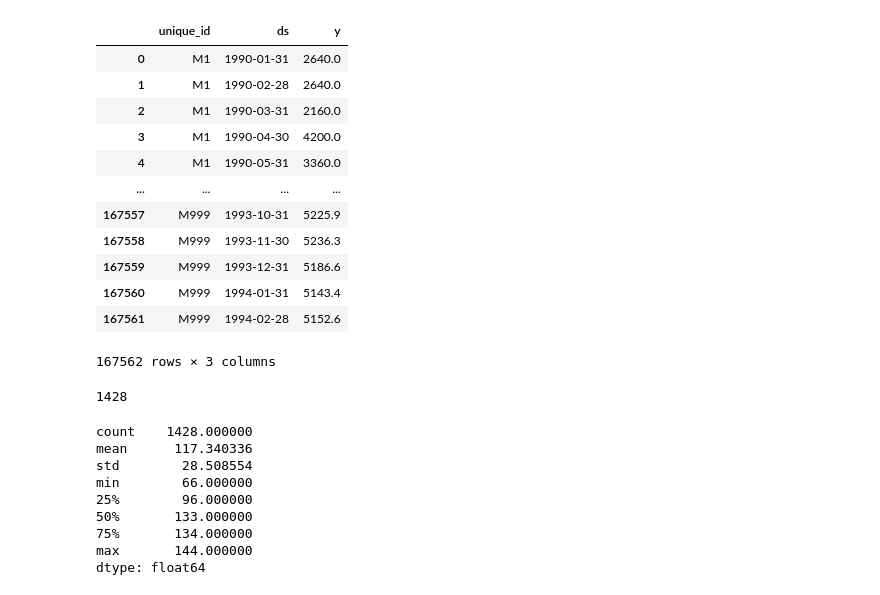
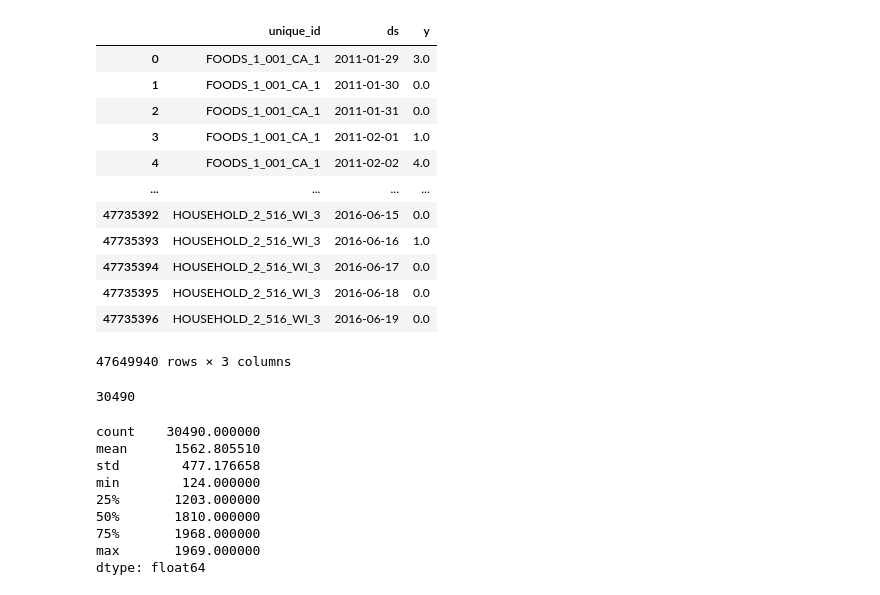
Before and after one commit to Jha-Pranav/ts, a Jupyter notebook: nbs/training/training.nbeats.ipynb, the cells around one changed output. Cells and saved outputs as stored; diff of their text form; code cells hidden in the pictures.

```diff
--- a/nbs/training/training.nbeats.ipynb
+++ b/nbs/training/training.nbeats.ipynb
@@ -2,40 +2,41 @@
 # | default_exp train.nbeats
 # %%
 # | export
-from datasetsforecast.m3 import M3
+from datasetsforecast.m5 import M5
 
-df = M3().load("../data", group="Monthly")[0]
+# , group="Monthly"
+df = M5().load("../data")[0]
 df.sort_values(["unique_id", "ds"], inplace=True)
 df
 # %% [output]
 |  | unique_id | ds | y |
-| 0 | M1 | 1990-01-31 | 2640.0 |
-| 1 | M1 | 1990-02-28 | 2640.0 |
-| 2 | M1 | 1990-03-31 | 2160.0 |
-| 3 | M1 | 1990-04-30 | 4200.0 |
-| 4 | M1 | 1990-05-31 | 3360.0 |
+| 0 | FOODS_1_001_CA_1 | 2011-01-29 | 3.0 |
+| 1 | FOODS_1_001_CA_1 | 2011-01-30 | 0.0 |
+| 2 | FOODS_1_001_CA_1 | 2011-01-31 | 0.0 |
+| 3 | FOODS_1_001_CA_1 | 2011-02-01 | 1.0 |
+| 4 | FOODS_1_001_CA_1 | 2011-02-02 | 4.0 |
 | ... | ... | ... | ... |
-| 167557 | M999 | 1993-10-31 | 5225.9 |
-| 167558 | M999 | 1993-11-30 | 5236.3 |
-| 167559 | M999 | 1993-12-31 | 5186.6 |
-| 167560 | M999 | 1994-01-31 | 5143.4 |
-| 167561 | M999 | 1994-02-28 | 5152.6 |
+| 47735392 | HOUSEHOLD_2_516_WI_3 | 2016-06-15 | 0.0 |
+| 47735393 | HOUSEHOLD_2_516_WI_3 | 2016-06-16 | 1.0 |
+| 47735394 | HOUSEHOLD_2_516_WI_3 | 2016-06-17 | 0.0 |
+| 47735395 | HOUSEHOLD_2_516_WI_3 | 2016-06-18 | 0.0 |
+| 47735396 | HOUSEHOLD_2_516_WI_3 | 2016-06-19 | 0.0 |
-167562 rows × 3 columns
+47649940 rows × 3 columns
 # %%
 df.unique_id.nunique()
 # %% [output]
-1428
+30490
 # %%
 df.groupby("unique_id").apply(len).describe()
 # %% [output]
-count    1428.000000
-mean      117.340336
-std        28.508554
-min        66.000000
-25%        96.000000
-50%       133.000000
-75%       134.000000
-max       144.000000
+count    30490.000000
+mean      1562.805510
+std        477.176658
+min        124.000000
+25%       1203.000000
+50%       1810.000000
+75%       1968.000000
+max       1969.000000
 dtype: float64
 # %%
 # | export
```
Also changed, not shown: parts of 3 cells of this notebook, 12 other files.
